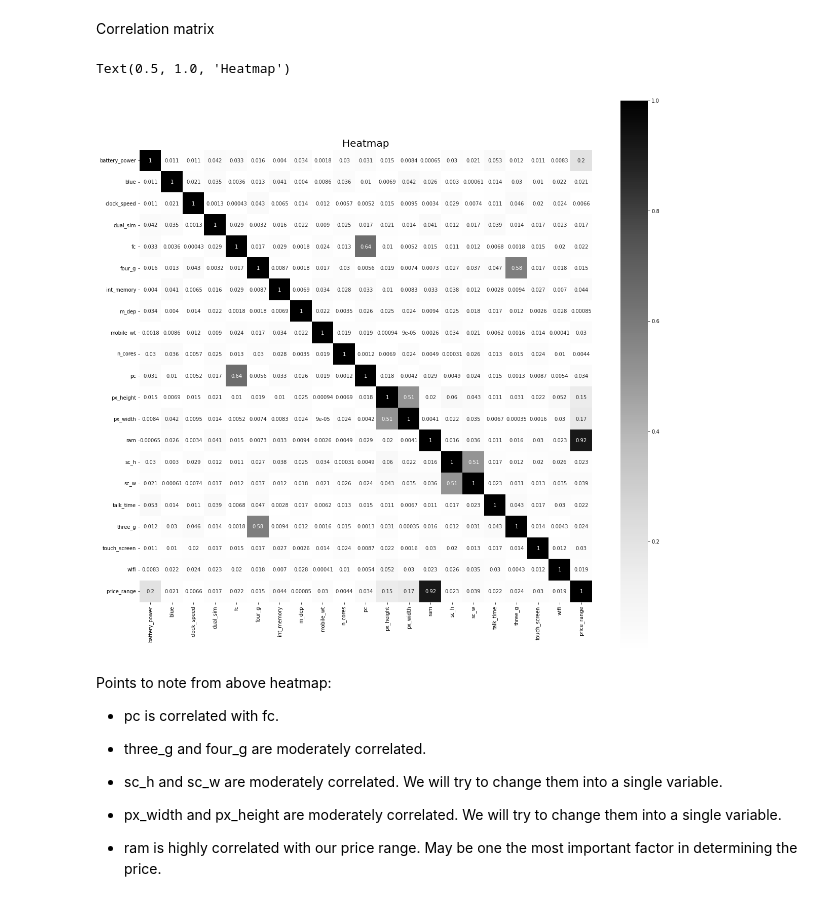
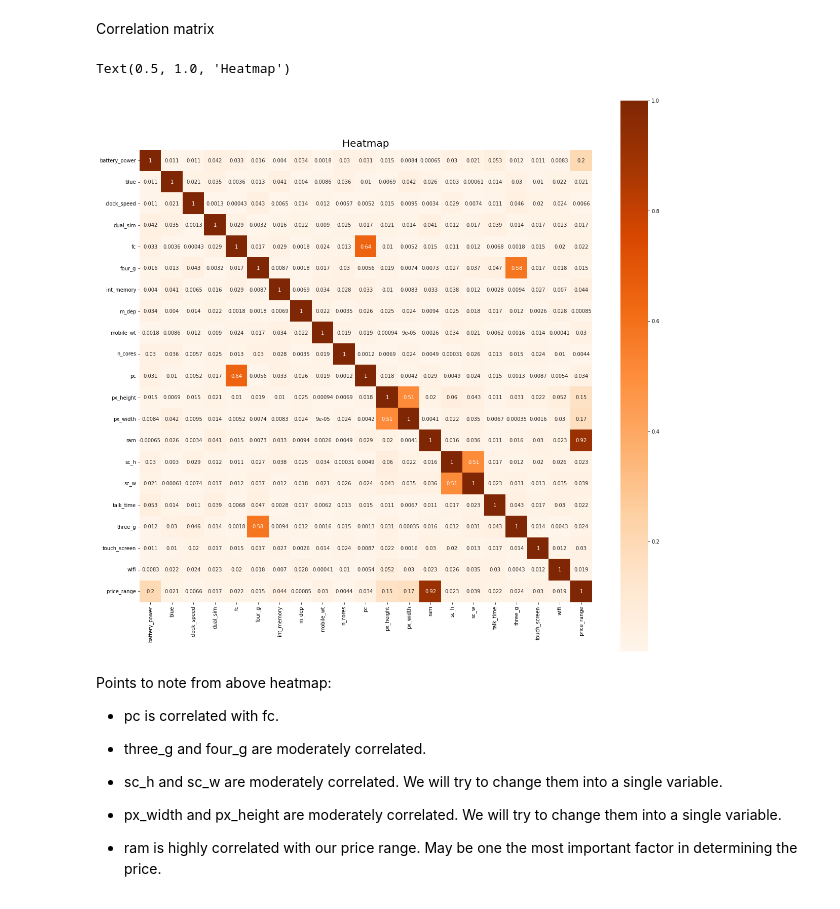
Before and after one commit to Biswajeet1995/mobile_pricerange_prediction, a Jupyter notebook: Copy_of_final_mobile_price_range_prediction.ipynb, the cells around one changed output. Cells and saved outputs as stored; diff of their text form; code cells hidden in the pictures.

```diff
--- a/Copy_of_final_mobile_price_range_prediction.ipynb
+++ b/Copy_of_final_mobile_price_range_prediction.ipynb
@@ -299,12 +299,12 @@ Correlation matrix
 # %%
 # Heatmap showing correlation between features
 
 plt.figure(figsize=(20,20))
-sns.heatmap(abs(df.corr()),annot=True, cmap='oranges',square=True)
+sns.heatmap(abs(df.corr()),annot=True, cmap='Oranges',square=True)
 plt.title('Heatmap',fontsize=20)
 # %% [output]
 Text(0.5, 1.0, 'Heatmap')
-[figure, old version]
+[figure, new version]
 # %% [markdown]
 Points to note from above heatmap:
 
```
Also changed, not shown: parts of 2 cells of this notebook.
